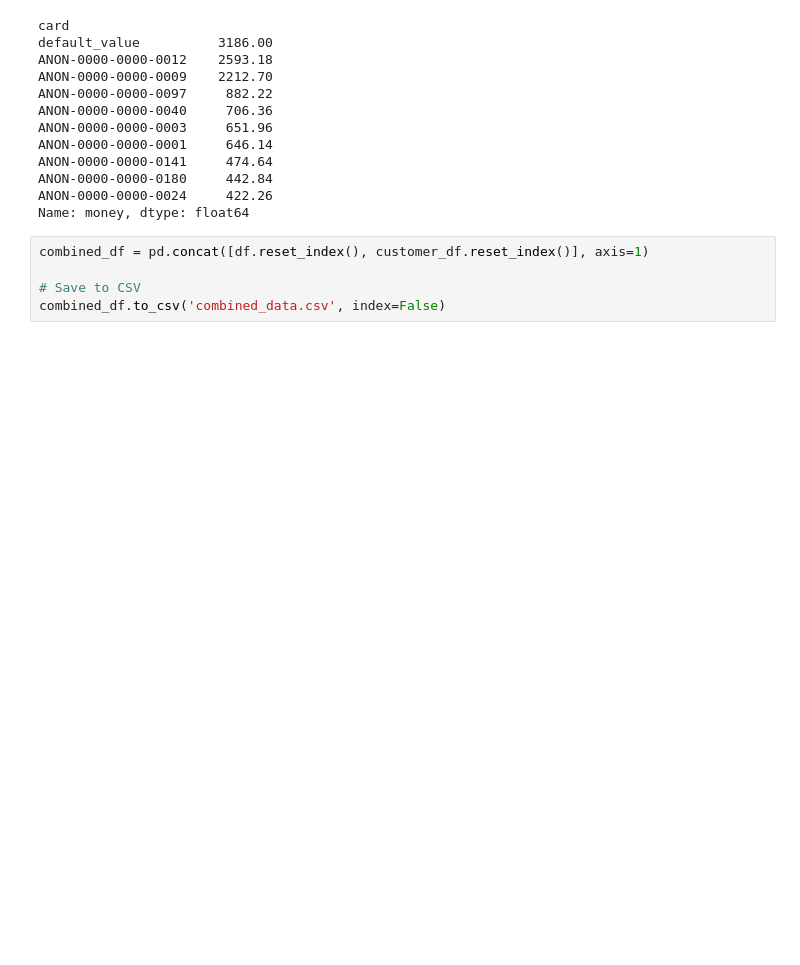
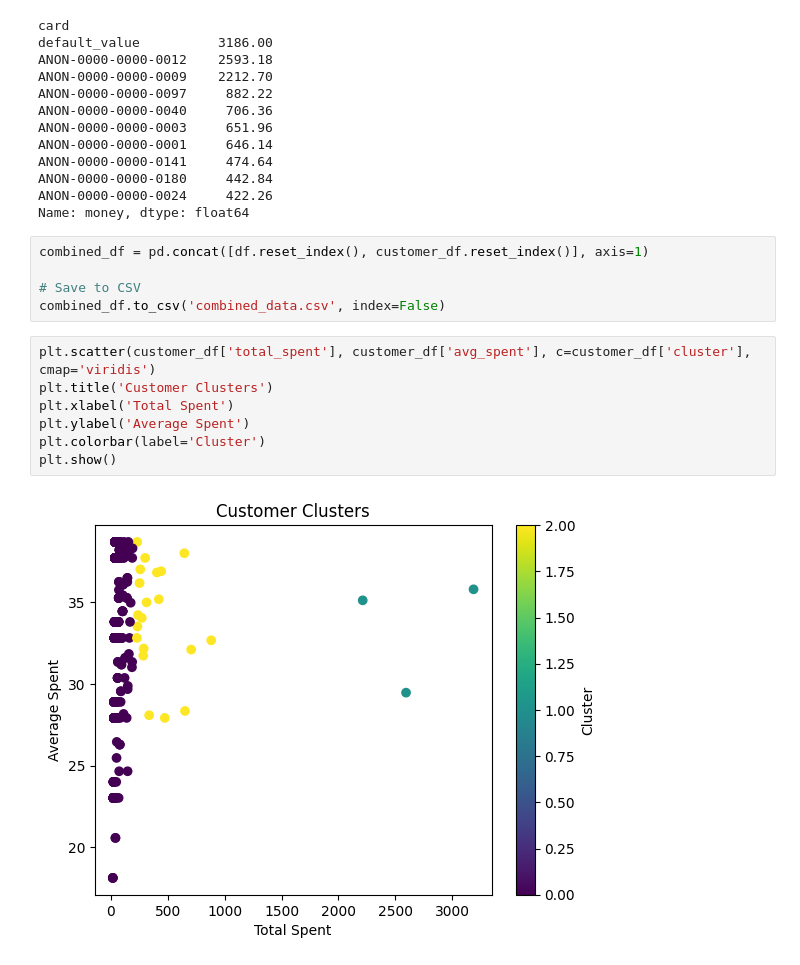
Before and after one commit to Ameesha2214/Unified_mentor_coffee_sales_project, a Jupyter notebook: Coffee_sales.ipynb, the cells around one changed output. Saved outputs shown, nothing was run; the diff lists cells and outputs as text; blank space fills up the shorter version.

```diff
--- a/Coffee_sales.ipynb
+++ b/Coffee_sales.ipynb
@@ -299,3 +290,12 @@ combined_df = pd.concat([df.reset_index(), customer_df.reset_index()], axis=1)
 
 # Save to CSV
 combined_df.to_csv('combined_data.csv', index=False)
+# %%
+plt.scatter(customer_df['total_spent'], customer_df['avg_spent'], c=customer_df['cluster'], cmap='viridis')
+plt.title('Customer Clusters')
+plt.xlabel('Total Spent')
+plt.ylabel('Average Spent')
+plt.colorbar(label='Cluster')
+plt.show()
+# %% [output]
+[figure, added]
```
Also changed, not shown: parts of 12 cells of this notebook.
